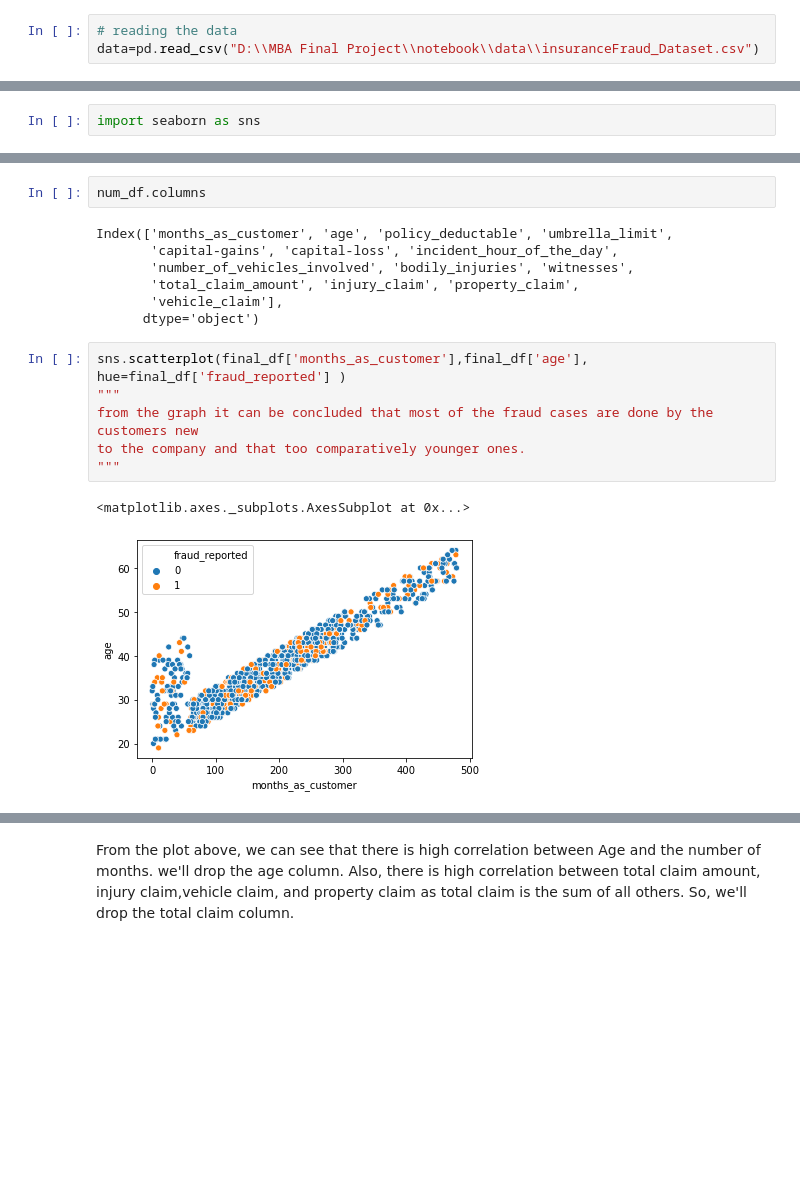
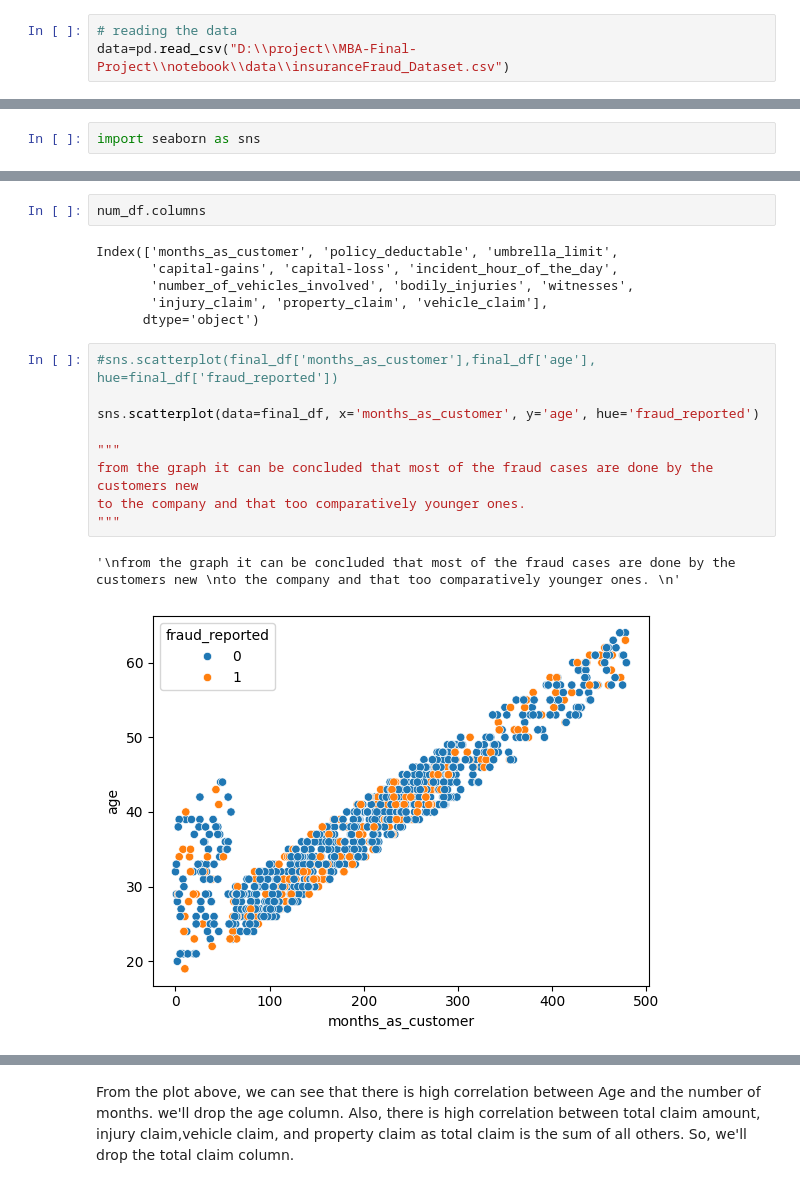
Before and after one commit to krishnachaitanyapabbu8/MBA-Final-Project, a Jupyter notebook: notebook/EDA_fraudDetection.ipynb, the cells around one changed output, grey strips where cells are left out. Cells and saved outputs as stored; diff of their text form; blank space fills up the shorter version.

```diff
--- a/notebook/EDA_fraudDetection.ipynb
+++ b/notebook/EDA_fraudDetection.ipynb
@@ -4,7 +4,7 @@ import pandas as pd
 import numpy as np
 # %%
 # reading the data
-data=pd.read_csv("D:\\MBA Final Project\\notebook\\data\\insuranceFraud_Dataset.csv")
+data=pd.read_csv("D:\\project\\MBA-Final-Project\\notebook\\data\\insuranceFraud_Dataset.csv")
 # %%
 # Having a look at the data
 data.head()
@@ -278,21 +348,23 @@ and for major and Total loss incidents the claims are almost equal.
 # %%
 num_df.columns
 # %% [output]
-Index(['months_as_customer', 'age', 'policy_deductable', 'umbrella_limit',
+Index(['months_as_customer', 'policy_deductable', 'umbrella_limit',
        'capital-gains', 'capital-loss', 'incident_hour_of_the_day',
        'number_of_vehicles_involved', 'bodily_injuries', 'witnesses',
-       'total_claim_amount', 'injury_claim', 'property_claim',
-       'vehicle_claim'],
+       'injury_claim', 'property_claim', 'vehicle_claim'],
       dtype='object')
 # %%
-sns.scatterplot(final_df['months_as_customer'],final_df['age'], hue=final_df['fraud_reported'] )
+#sns.scatterplot(final_df['months_as_customer'],final_df['age'], hue=final_df['fraud_reported'])
+
+sns.scatterplot(data=final_df, x='months_as_customer', y='age', hue='fraud_reported')
+
 """
 from the graph it can be concluded that most of the fraud cases are done by the customers new
 to the company and that too comparatively younger ones.
 """
 # %% [output]
-<matplotlib.axes._subplots.AxesSubplot at 0x...>
+'\nfrom the graph it can be concluded that most of the fraud cases are done by the customers new \nto the company and that too comparatively younger ones. \n'
-[figure, old version]
+[figure, new version]
 # %%
 plt.figure(figsize=(13,8))
 sns.heatmap(num_df.corr(), annot=True )
```
Also changed, not shown: parts of 31 cells of this notebook.
